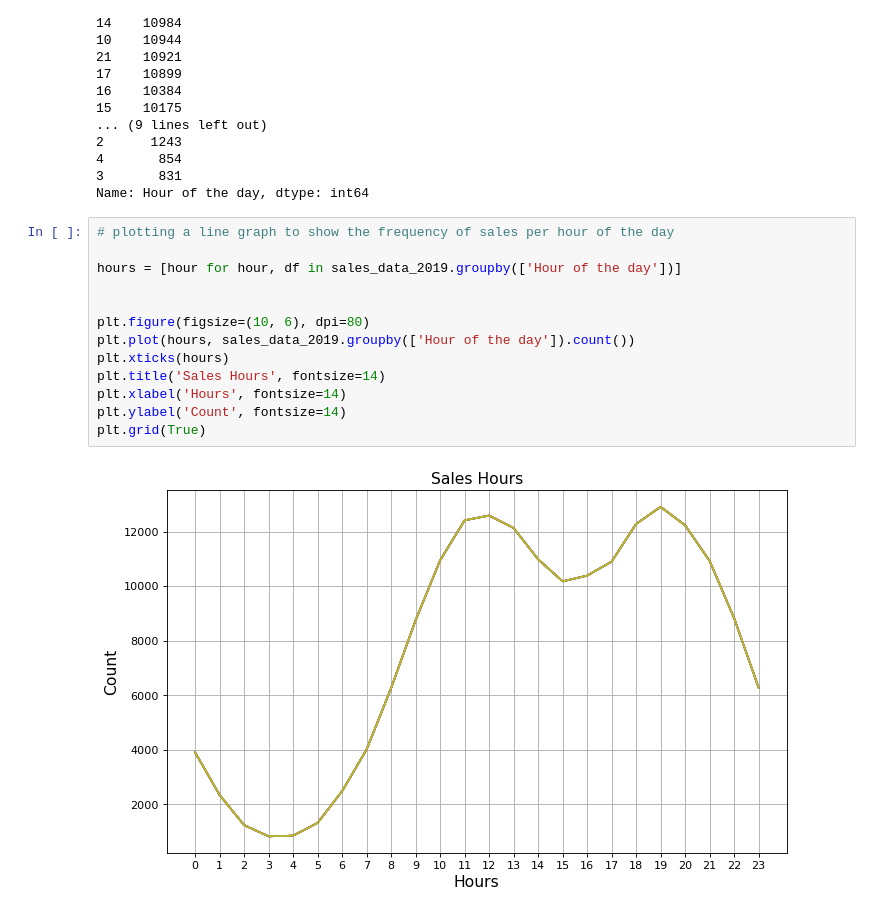
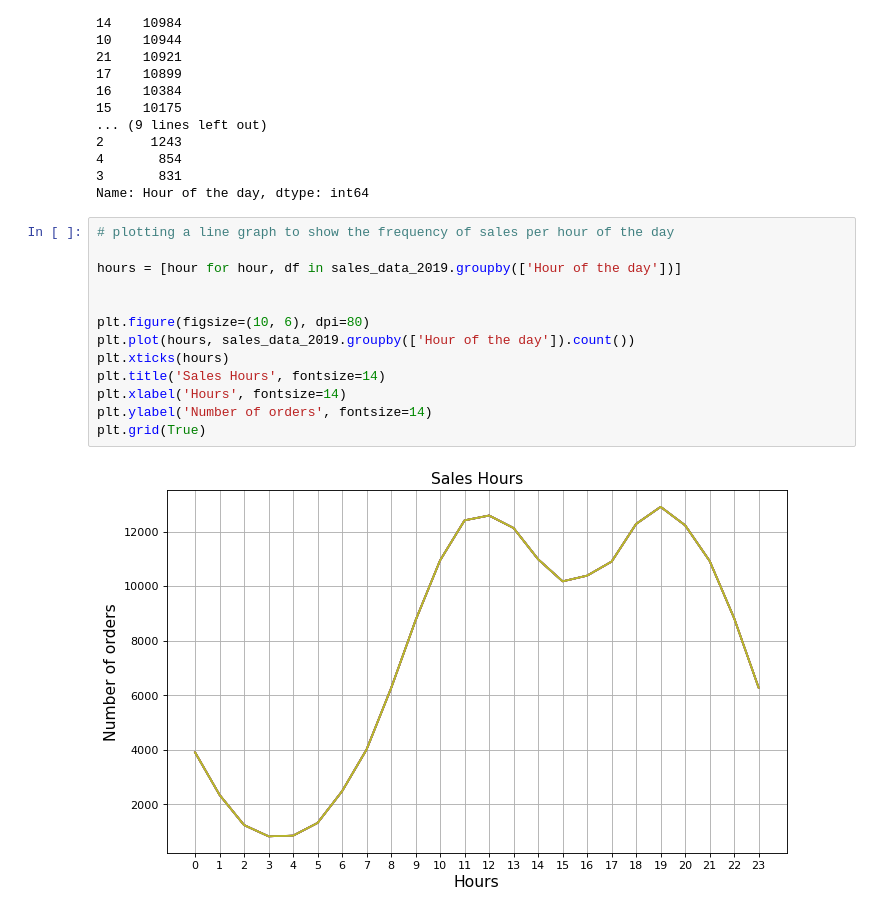
Before and after one commit to dagash007/Sales-Analysis-Using-Python-Pandas-and-Matplotlib, a Jupyter notebook: Sales Analysis.ipynb, the cells around one changed output. Saved outputs shown, nothing was run; the diff lists cells and outputs as text.

```diff
--- a/Sales Analysis.ipynb
+++ b/Sales Analysis.ipynb
@@ -382,15 +382,15 @@ Name: Hour of the day, dtype: int64
 # %%
 # plotting a line graph to show the frequency of sales per hour of the day
 
 hours = [hour for hour, df in sales_data_2019.groupby(['Hour of the day'])]
 
 
 plt.figure(figsize=(10, 6), dpi=80)
 plt.plot(hours, sales_data_2019.groupby(['Hour of the day']).count())
 plt.xticks(hours)
 plt.title('Sales Hours', fontsize=14)
 plt.xlabel('Hours', fontsize=14)
-plt.ylabel('Count', fontsize=14)
+plt.ylabel('Number of orders', fontsize=14)
 plt.grid(True)
 # %% [output]
-[figure, old version]
+[figure, new version]
```
Also changed, not shown: parts of 3 cells of this notebook.
